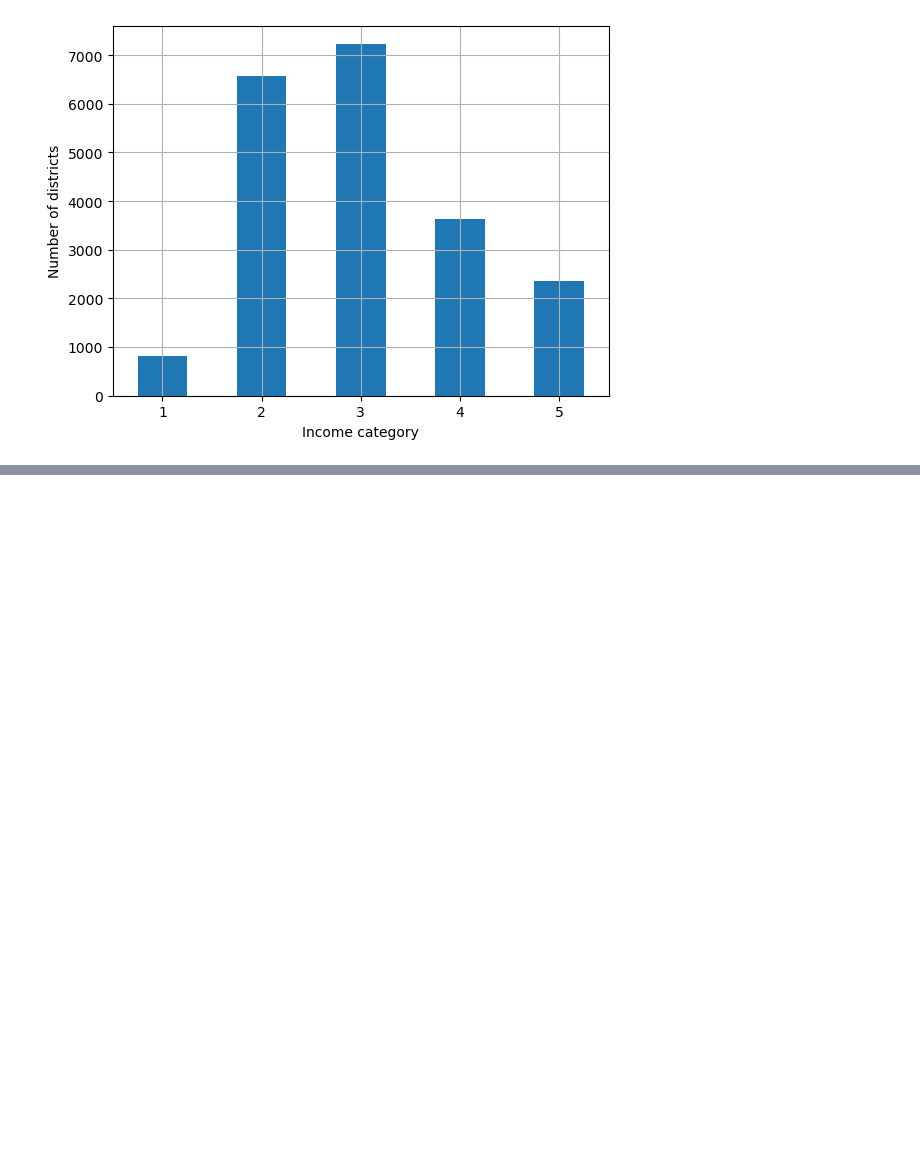
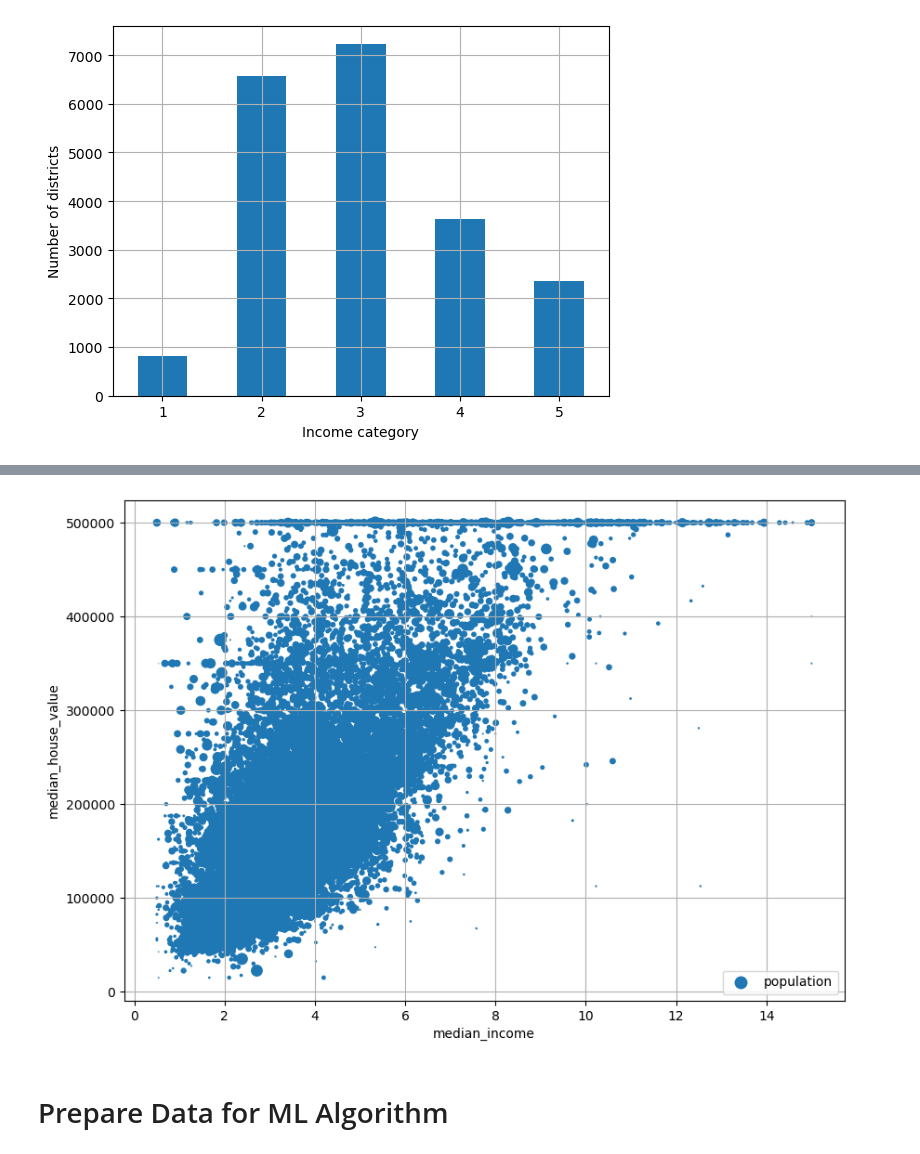
Before and after one commit to Yeabsra-Seyoum/housing-price-prediction-system, a Jupyter notebook: Housing.ipynb, the cells around one changed output, grey strips where cells are left out. Cells and saved outputs as stored; diff of their text form; code cells hidden in the pictures; blank space fills up the shorter version.

```diff
--- a/Housing.ipynb
+++ b/Housing.ipynb
@@ -105,0 +157,19 @@ for set_ in (train_set, test_set):
+# %%
+# from housing.corr() we saw median_income and median_house_value has strong correlation 0.688. This diagram prove that strong correlation visually.
+housing.plot(
+    kind="scatter",
+    x="median_income",
+    y="median_house_value",
+    grid=True,
+    s=housing["population"] / 100,
+    label="population",
+    legend=True,
+    sharex=False,
+    figsize=(10, 7)
+)
+
+plt.show()
+# %% [output]
+[figure, added]
+# %% [markdown]
+# Prepare Data for ML Algorithm
```
Also changed, not shown: parts of 13 cells of this notebook.
